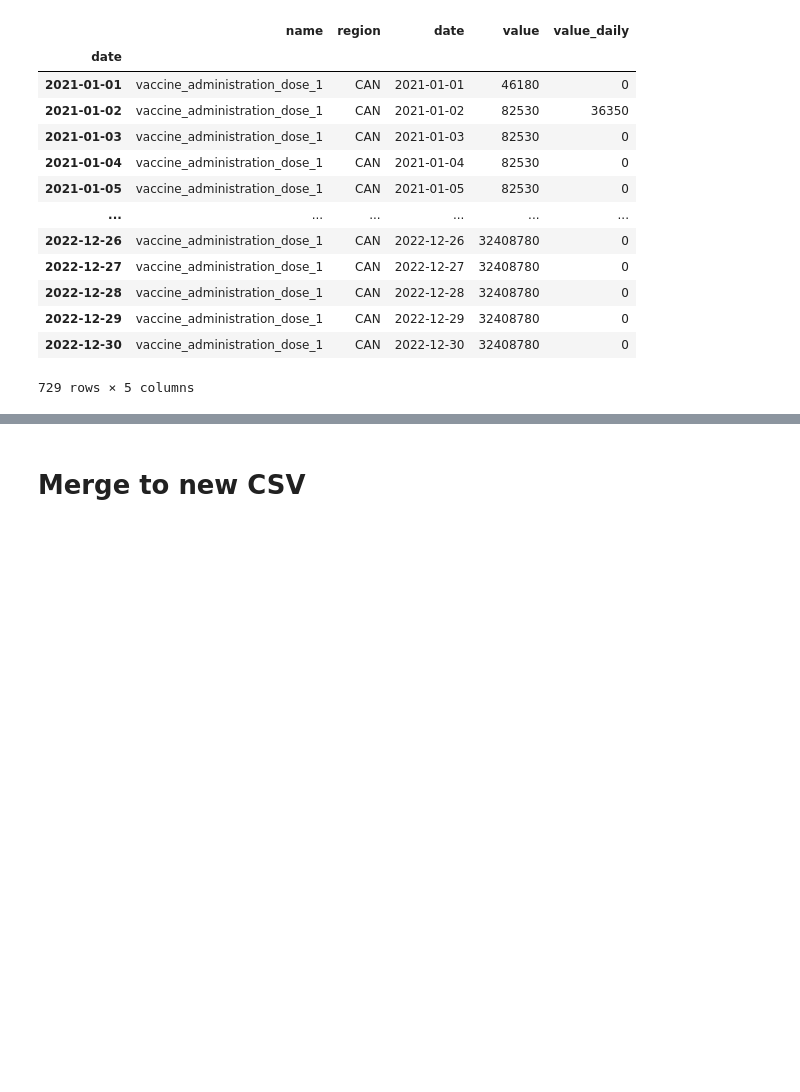
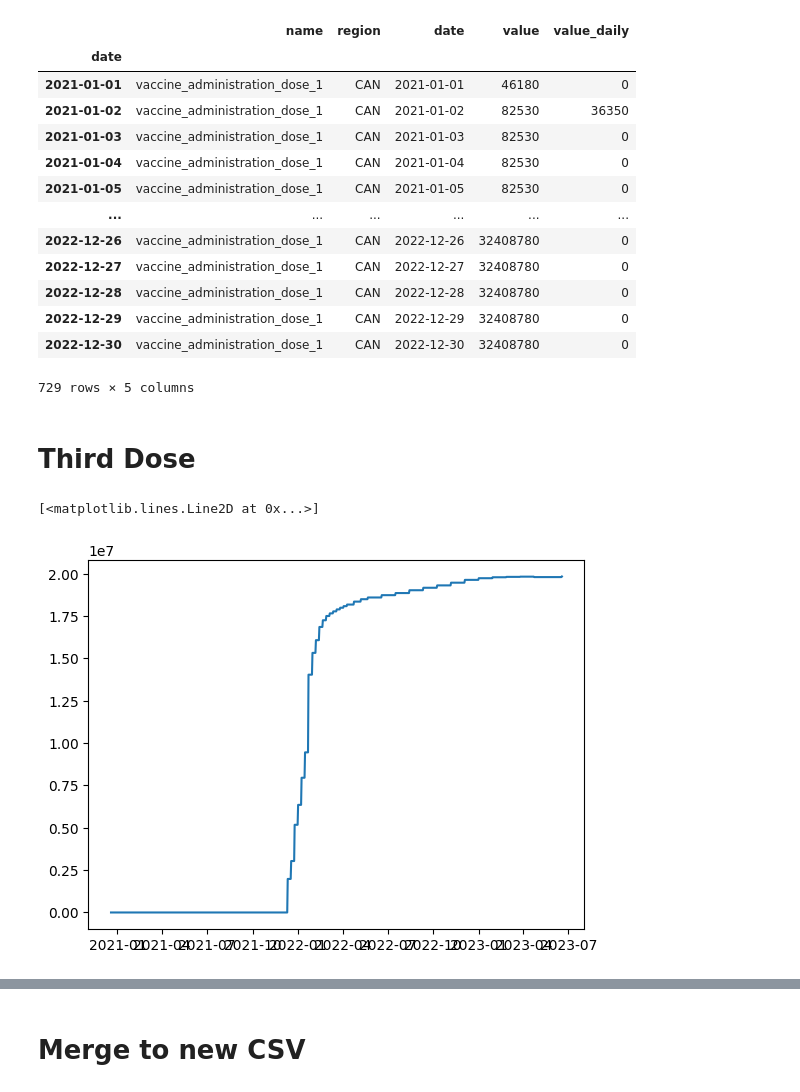
Before and after one commit to Song921012/CognitiveModel.jl, a Jupyter notebook: dataprocess.ipynb, the cells around one changed output, grey strips where cells are left out. Saved outputs shown, nothing was run; the diff lists cells and outputs as text; code cells hidden in the pictures; blank space fills up the shorter version.

```diff
--- a/dataprocess.ipynb
+++ b/dataprocess.ipynb
@@ -160,4 +160,15 @@ dailyvaccine
 | 2022-12-29 | vaccine_administration_dose_1 | CAN | 2022-12-29 | 32408780 | 0 |
 | 2022-12-30 | vaccine_administration_dose_1 | CAN | 2022-12-30 | 32408780 | 0 |
 729 rows × 5 columns
+# %% [markdown]
+# Third Dose
+# %%
+vaccine3dataurl="./data/vaccine_administration_dose_3_can.csv"
+vaccinesource3data=pd.read_csv(vaccine3dataurl)
+vaccinesource3data["date"]=pd.to_datetime(vaccinesource3data["date"])
+vaccinesource3data.index=vaccinesource3data["date"]
+plt.plot(vaccinesource3data.loc[:,"date"],vaccinesource3data.loc[:,"value"])
+# %% [output]
+[<matplotlib.lines.Line2D at 0x...>]
+[figure, added]
 # %%
```
Also changed, not shown: parts of 3 cells of this notebook, 14 other files.
